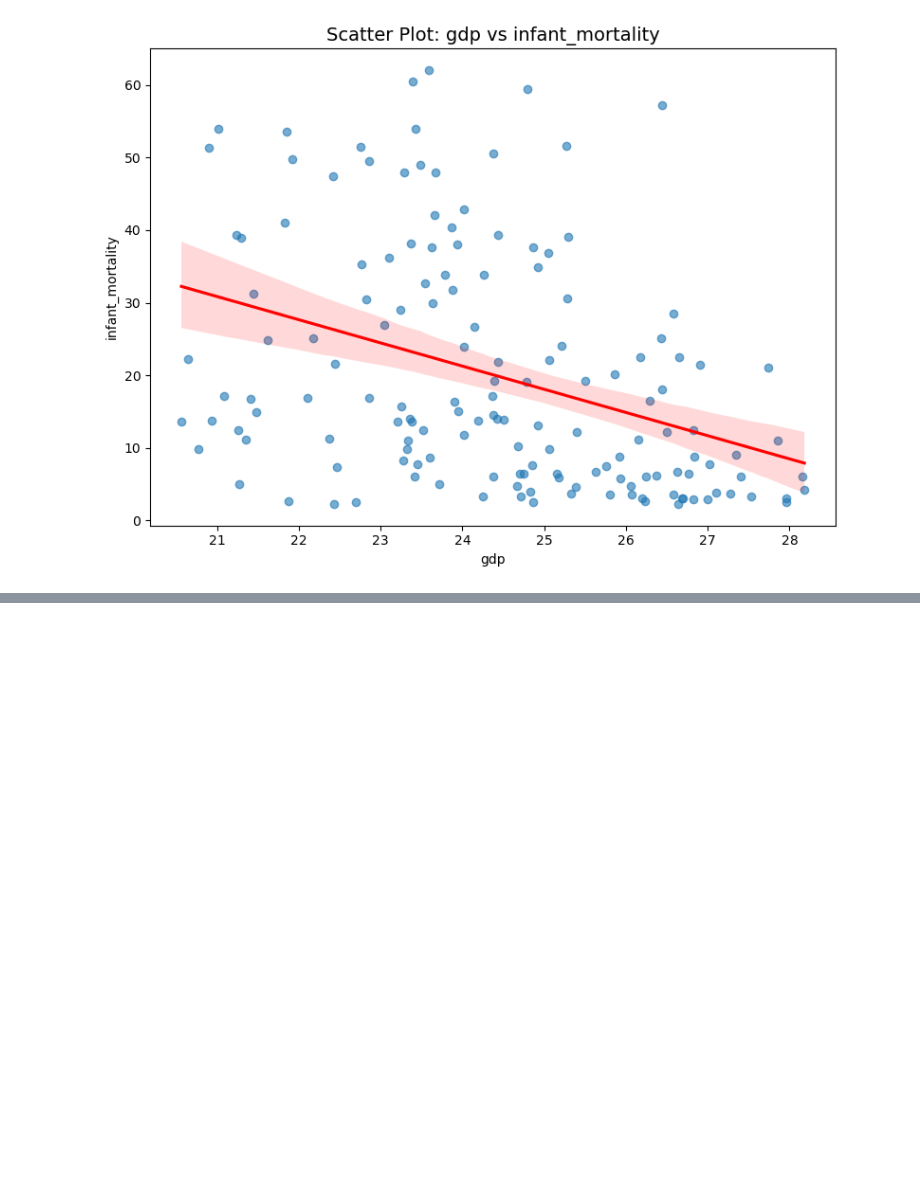
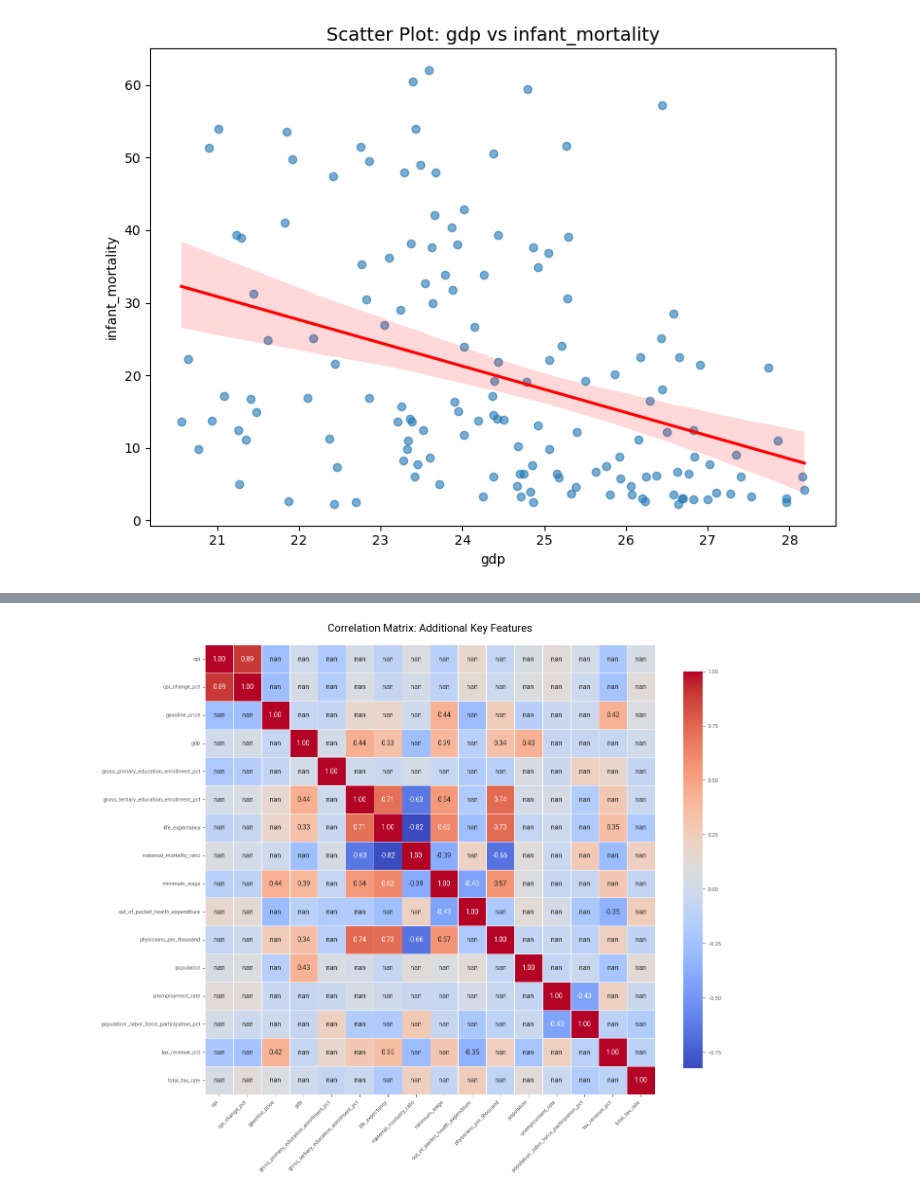
Before and after one commit to ivan-zamurenko/Global-Country-Information-Dataset-2023, a Jupyter notebook: notebooks/feature_engineering/feature_engineering.ipynb, the cells around one changed output, grey strips where cells are left out. Drawn from its saved outputs; the diff is of its cells as text; code cells hidden in the pictures; blank space fills up the shorter version.

```diff
--- a/notebooks/feature_engineering/feature_engineering.ipynb
+++ b/notebooks/feature_engineering/feature_engineering.ipynb
@@ -186,0 +260,40 @@ strong_corr_pairs = [
+# %%
+# Correlation matrix for additional key features
+correlation_columns = [
+    'cpi',
+    'cpi_change_pct',
+    'gasoline_price',
+    'gdp',
+    'gross_primary_education_enrollment_pct',
+    'gross_tertiary_education_enrollment_pct',
+    'life_expectancy',
+    'maternal_mortality_ratio',
+    'minimum_wage',
+    'out_of_pocket_health_expenditure',
+    'physicians_per_thousand',
+    'population',
+    'unemployment_rate',
+    'population:_labor_force_participation_pct',
+    'tax_revenue_pct',
+    'total_tax_rate'
+]
+
+# Create annotation array with NaN for correlations < 0.3
+annot_array = df[correlation_columns].corr().values.copy()
+for i in range(len(annot_array)):
+    for j in range(len(annot_array)):
+        if abs(annot_array[i,j]) < 0.3:
+            annot_array[i,j] = np.nan
+
+# Looking at correlations
+correlation_matrix = df[correlation_columns].corr()
+plt.figure(figsize=(14, 12))
+sns.heatmap(correlation_matrix, annot=annot_array, cmap='coolwarm', fmt='.2f',
+            square=True, linewidths=0.5, cbar_kws={"shrink": 0.8})
+plt.title('Correlation Matrix: Additional Key Features', fontsize=16, pad=20)
+plt.xticks(rotation=45, ha='right')
+plt.yticks(rotation=0)
+plt.tight_layout()
+plt.savefig(PLOT_PATH + 'correlation_matrix_economic_social.png', dpi=300)
+# %% [output]
+[figure, added]
```
Also changed, not shown: parts of 12 cells of this notebook, 36 other files.
